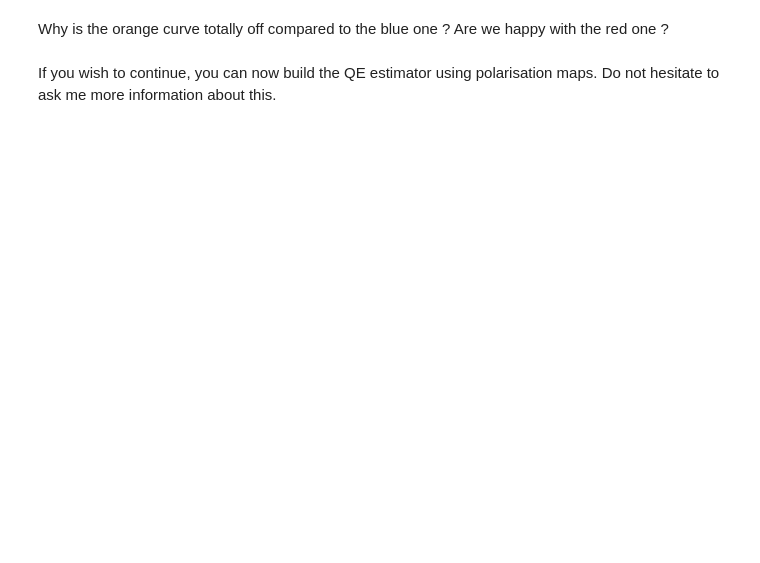
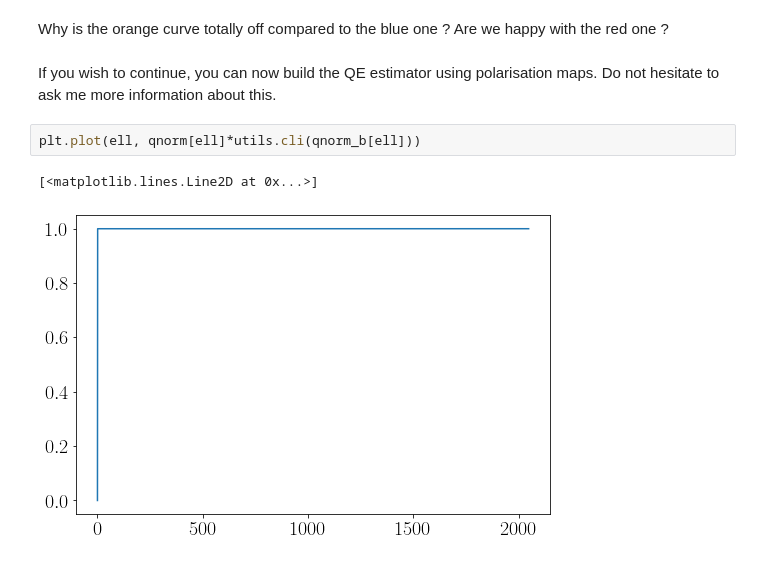
Before and after one commit to carronj/plancklens, a Jupyter notebook: tutorial/tuto_QE.ipynb, the cells around one changed output. Cells and saved outputs as stored; diff of their text form; blank space fills up the shorter version.

```diff
--- a/tutorial/tuto_QE.ipynb
+++ b/tutorial/tuto_QE.ipynb
@@ -456,3 +472,8 @@ Why is the orange curve totally off compared to the blue one ?
 Are we happy with the red one ?
 # %% [markdown]
 If you wish to continue, you can now build the QE estimator using polarisation maps. Do not hesitate to ask me more information about this.
+# %%
+plt.plot(ell, qnorm[ell]*utils.cli(qnorm_b[ell]))
+# %% [output]
+[<matplotlib.lines.Line2D at 0x...>]
+[figure, added]
```
Also changed, not shown: parts of 10 cells of this notebook.
